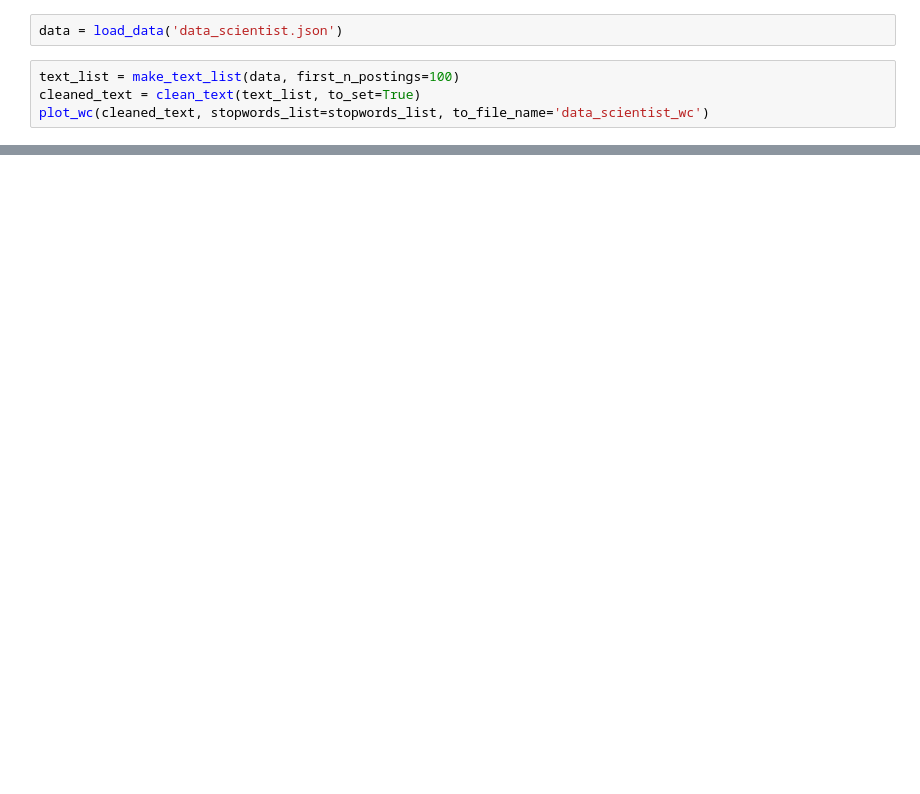
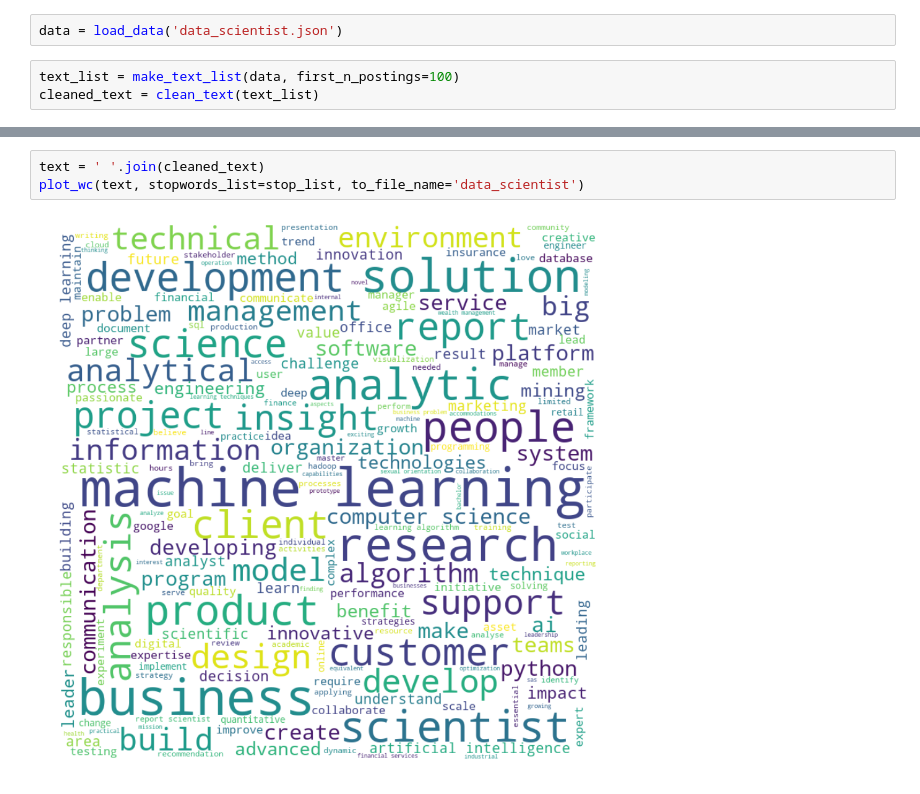
Before and after one commit to georgeliu1998/ideal_profiles, a Jupyter notebook: ideal_profiles_2.ipynb, the cells around one changed output, grey strips where cells are left out. Saved outputs shown, nothing was run; the diff lists cells and outputs as text; blank space fills up the shorter version.

```diff
--- a/ideal_profiles_2.ipynb
+++ b/ideal_profiles_2.ipynb
@@ -128,5 +11,4 @@ def plot_wc(text, max_words=200, stopwords_list=[], to_file_name=None):
 data = load_data('data_scientist.json')
 # %%
 text_list = make_text_list(data, first_n_postings=100)
-cleaned_text = clean_text(text_list, to_set=True)
-plot_wc(cleaned_text, stopwords_list=stopwords_list, to_file_name='data_scientist_wc')
+cleaned_text = clean_text(text_list)
@@ -134,0 +52,5 @@ plot_wc(cleaned_text, stopwords_list=stopwords_list, to_file_name='data_scientis
+# %%
+text = ' '.join(cleaned_text)
+plot_wc(text, stopwords_list=stop_list, to_file_name='data_scientist')
+# %% [output]
+[figure, added]
```
Also changed, not shown: parts of 18 cells of this notebook.
